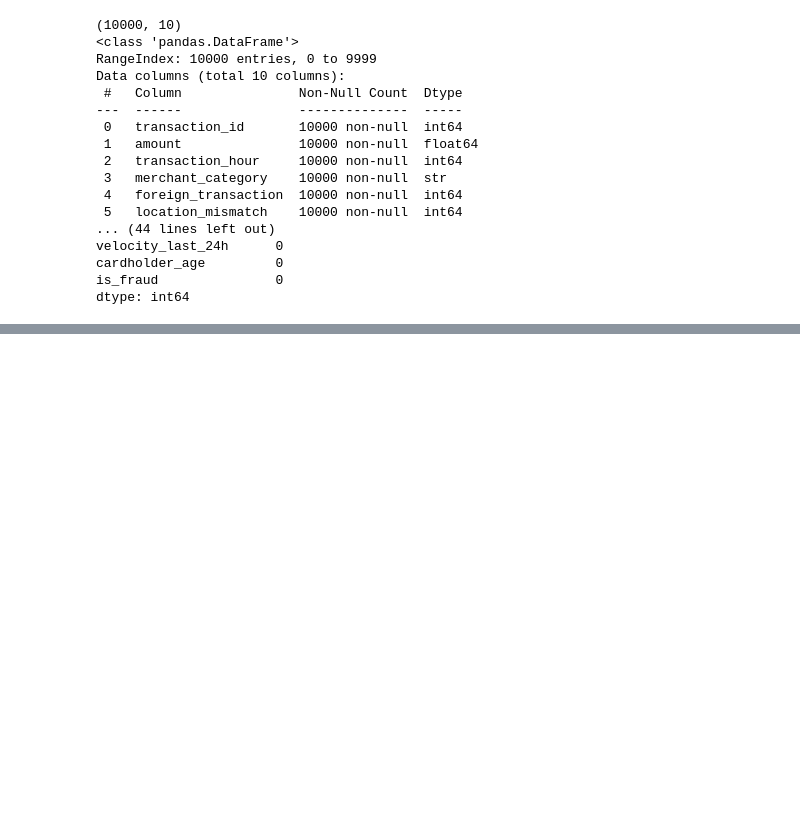
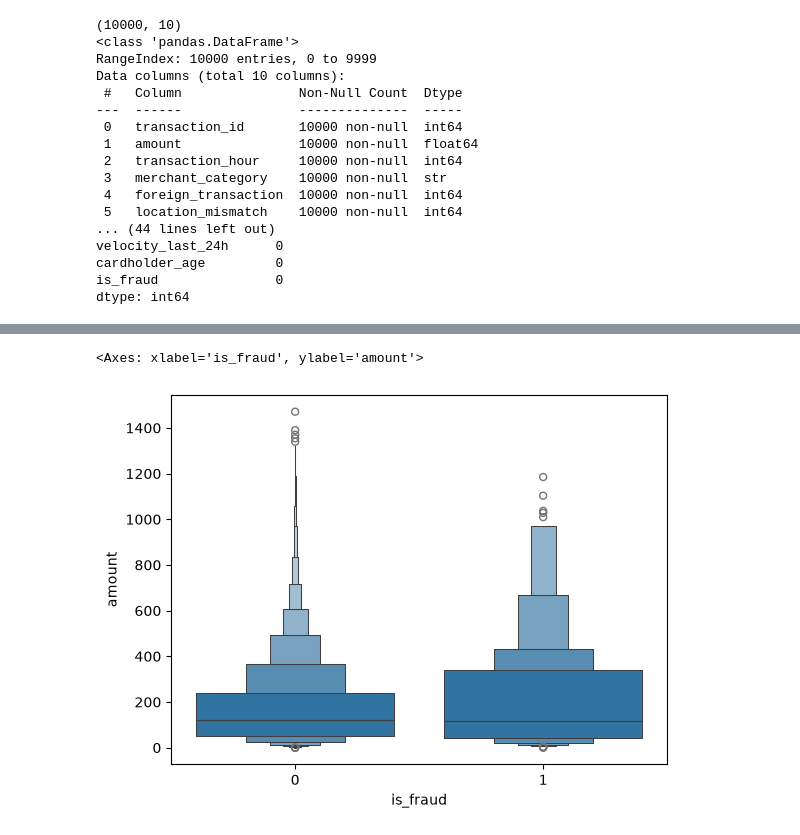
Before and after one commit to basharat68-jutt/Machine-Learning-Projects, a Jupyter notebook: Credit Card Fraud Detection/Credit Card Fraud Detection.ipynb, the cells around one changed output, grey strips where cells are left out. Saved outputs shown, nothing was run; the diff lists cells and outputs as text; code cells hidden in the pictures; blank space fills up the shorter version.

```diff
--- a/Credit Card Fraud Detection/Credit Card Fraud Detection.ipynb
+++ b/Credit Card Fraud Detection/Credit Card Fraud Detection.ipynb
@@ -40,0 +63,6 @@ dtype: int64
+# %%
+"""Checking Outliers"""
+sns.boxenplot(data=df, x='is_fraud', y='amount')
+# %% [output]
+<Axes: xlabel='is_fraud', ylabel='amount'>
+[figure, added]
```
Also changed, not shown: parts of 4 cells of this notebook.
